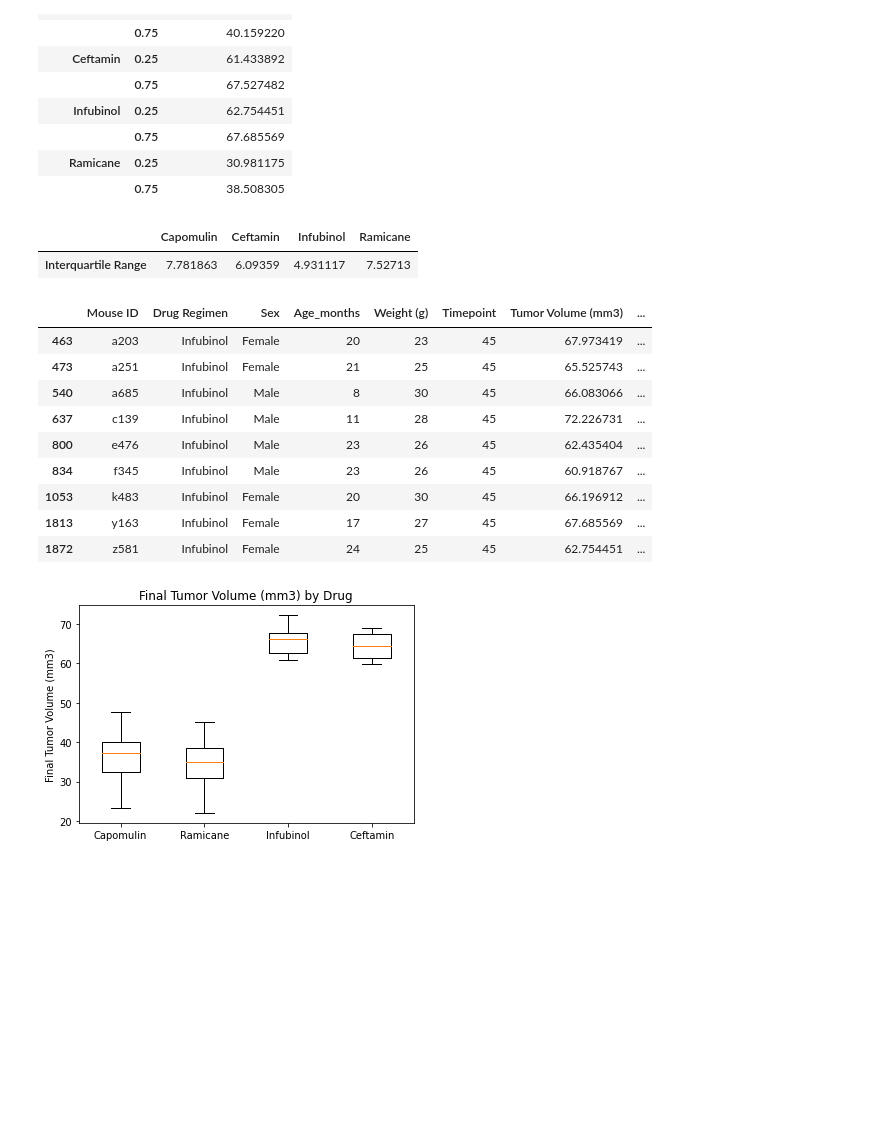
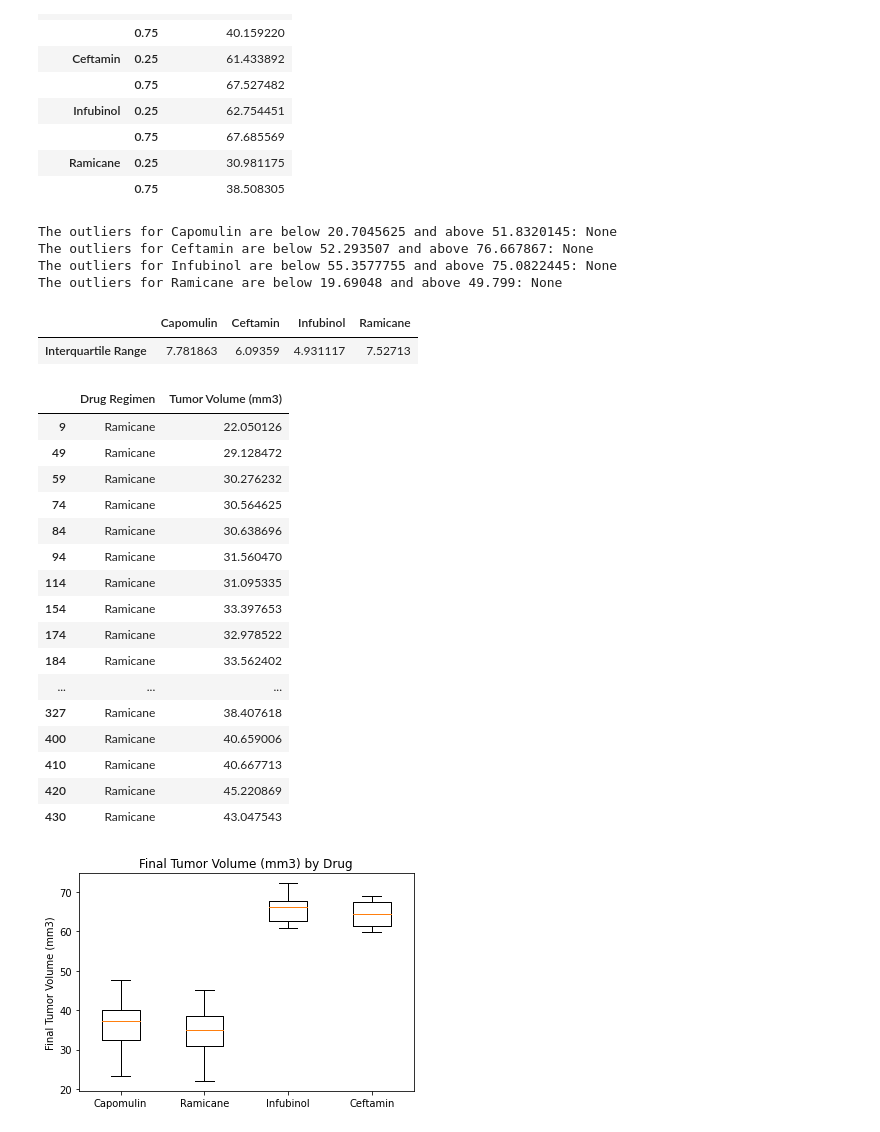
Before and after one commit to Rob397/Matplotlib--Pharma, a Jupyter notebook: pymaceuticals_starter.ipynb, the cells around one changed output. Cells and saved outputs as stored; diff of their text form; code cells hidden in the pictures; blank space fills up the shorter version.

```diff
--- a/pymaceuticals_starter.ipynb
+++ b/pymaceuticals_starter.ipynb
@@ -320,4 +317,30 @@ quartile
 |  | 0.75 | 67.685569 |
 | Ramicane | 0.25 | 30.981175 |
 |  | 0.75 | 38.508305 |
+# %%
+# lower_bound = q1 - (1.5 * iqr)
+# upper_bound = q3 + (1.5 * iqr)
+
+Cap_lowbound= 32.377357 - (1.5 * 7.781863)
+Cef_lowbound= 61.433892 - (1.5* 6.09359)
+Inf_lowbound= 62.754451- (1.5* 4.931117)
+Ram_lowbound = 30.981175 - (1.5* 7.52713)
+
+Cap_upper = 40.159220 + (1.5 * 7.781863)
+Cef_upper = 67.527482 + (1.5* 6.09359)
+Inf_upper = 67.685569 + (1.5* 4.931117)
+Ram_upper = 38.508305 + (1.5* 7.52713)
+
+# NEXT I would to code a way to check the values in each regimen are above these values
+
+#Used this to search for outliers:
+print(f"The outliers for Capomulin are below {Cap_lowbound} and above {Cap_upper}: None ")
+print(f"The outliers for Ceftamin are below {Cef_lowbound} and above {Cef_upper}: None")
+print(f"The outliers for Infubinol are below {Inf_lowbound} and above {Inf_upper}: None")
+print(f"The outliers for Ramicane are below {Ram_lowbound} and above {Ram_upper}: None")
+# %% [output]
+The outliers for Capomulin are below 20.7045625 and above 51.8320145: None
+The outliers for Ceftamin are below 52.293507 and above 76.667867: None
+The outliers for Infubinol are below 55.3577755 and above 75.0822445: None
+The outliers for Ramicane are below 19.69048 and above 49.799: None
 # %%
@@ -340,26 +362,35 @@ inter_range
 # Quantitatively check for  outliers across all four treatment regimens.
 # i.e take data and check if it is outside the 25% and 75% percentile
 # %%
+# Removing unnecessary columns for later
+#Used this to search for outliers
+
 Cap_tumour = Cap.loc[: , Cap.columns.drop(['Mouse ID','Sex', 'Weight (g)', 'Timepoint','Age_months', 'Metastatic Sites'])]
 Cap_tumour['Tumor Volume (mm3)']
 Inf_tumour = Inf.loc[: , Inf.columns.drop(['Mouse ID','Sex', 'Weight (g)', 'Timepoint','Age_months', 'Metastatic Sites'])]
 Inf_tumour
 
 Cefta_tumour =Cef.loc[: , Cef.columns.drop(['Mouse ID','Sex', 'Weight (g)', 'Timepoint','Age_months', 'Metastatic Sites'])]
 Rami_tumour = Ram.loc[: , Ram.columns.drop(['Mouse ID','Sex', 'Weight (g)', 'Timepoint','Age_months', 'Metastatic Sites'])]
-Inf
-# example = vertical_stack.loc[:, vertical_stack.columns.drop(['Mouse ID','Sex','Weight (g)', 'Timepoint','Age_months', 'Metastatic Sites'])]
+Rami_tumour
 # %% [output]
-|  | Mouse ID | Drug Regimen | Sex | Age_months | Weight (g) | Timepoint | Tumor Volume (mm3) | ... |
-| 463 | a203 | Infubinol | Female | 20 | 23 | 45 | 67.973419 | ... |
-| 473 | a251 | Infubinol | Female | 21 | 25 | 45 | 65.525743 | ... |
-| 540 | a685 | Infubinol | Male | 8 | 30 | 45 | 66.083066 | ... |
-| 637 | c139 | Infubinol | Male | 11 | 28 | 45 | 72.226731 | ... |
-| 800 | e476 | Infubinol | Male | 23 | 26 | 45 | 62.435404 | ... |
-| 834 | f345 | Infubinol | Male | 23 | 26 | 45 | 60.918767 | ... |
-| 1053 | k483 | Infubinol | Female | 20 | 30 | 45 | 66.196912 | ... |
-| 1813 | y163 | Infubinol | Female | 17 | 27 | 45 | 67.685569 | ... |
-| 1872 | z581 | Infubinol | Female | 24 | 25 | 45 | 62.754451 | ... |
+|  | Drug Regimen | Tumor Volume (mm3) |
+| 9 | Ramicane | 22.050126 |
+| 49 | Ramicane | 29.128472 |
+| 59 | Ramicane | 30.276232 |
+| 74 | Ramicane | 30.564625 |
+| 84 | Ramicane | 30.638696 |
+| 94 | Ramicane | 31.560470 |
+| 114 | Ramicane | 31.095335 |
+| 154 | Ramicane | 33.397653 |
+| 174 | Ramicane | 32.978522 |
+| 184 | Ramicane | 33.562402 |
+| ... | ... | ... |
+| 327 | Ramicane | 38.407618 |
+| 400 | Ramicane | 40.659006 |
+| 410 | Ramicane | 40.667713 |
+| 420 | Ramicane | 45.220869 |
+| 430 | Ramicane | 43.047543 |
 # %%
 # Generate a box plot of the final tumor volume of each mouse across four regimens of interest
 
```
Also changed, not shown: parts of 4 cells of this notebook.
